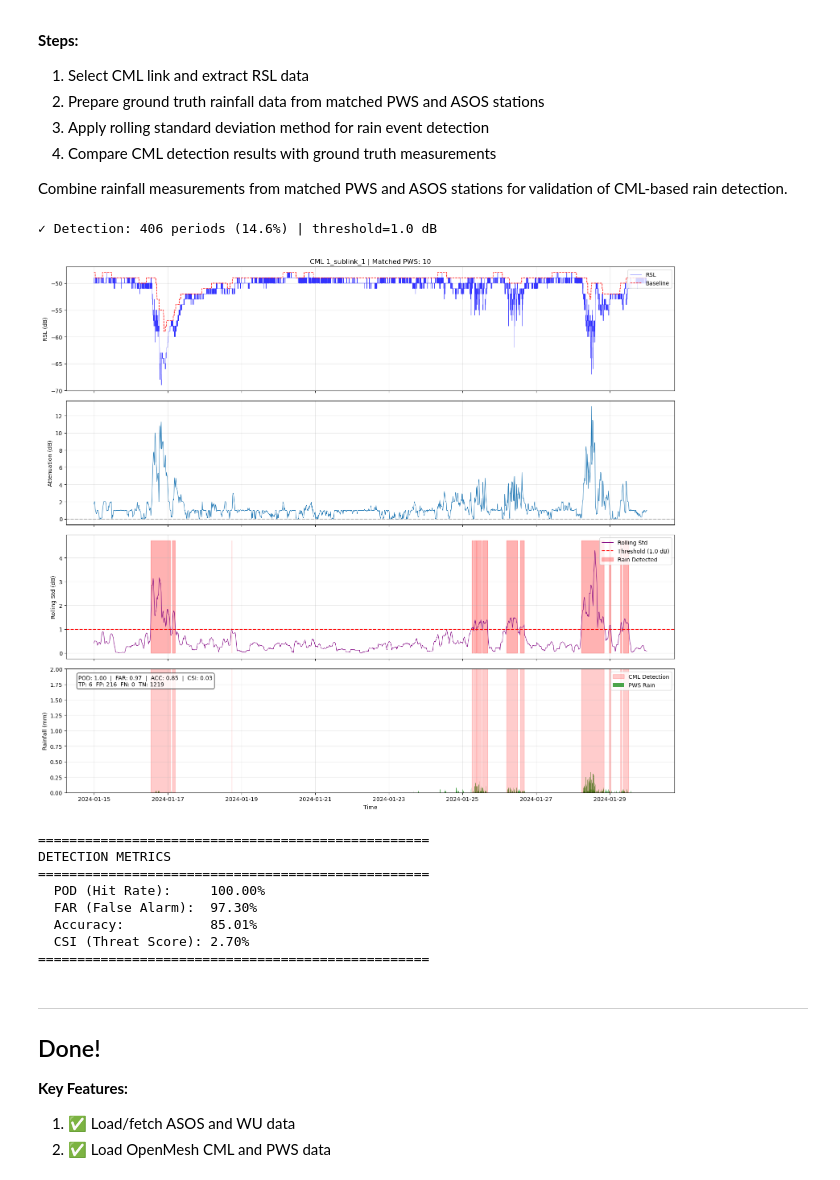
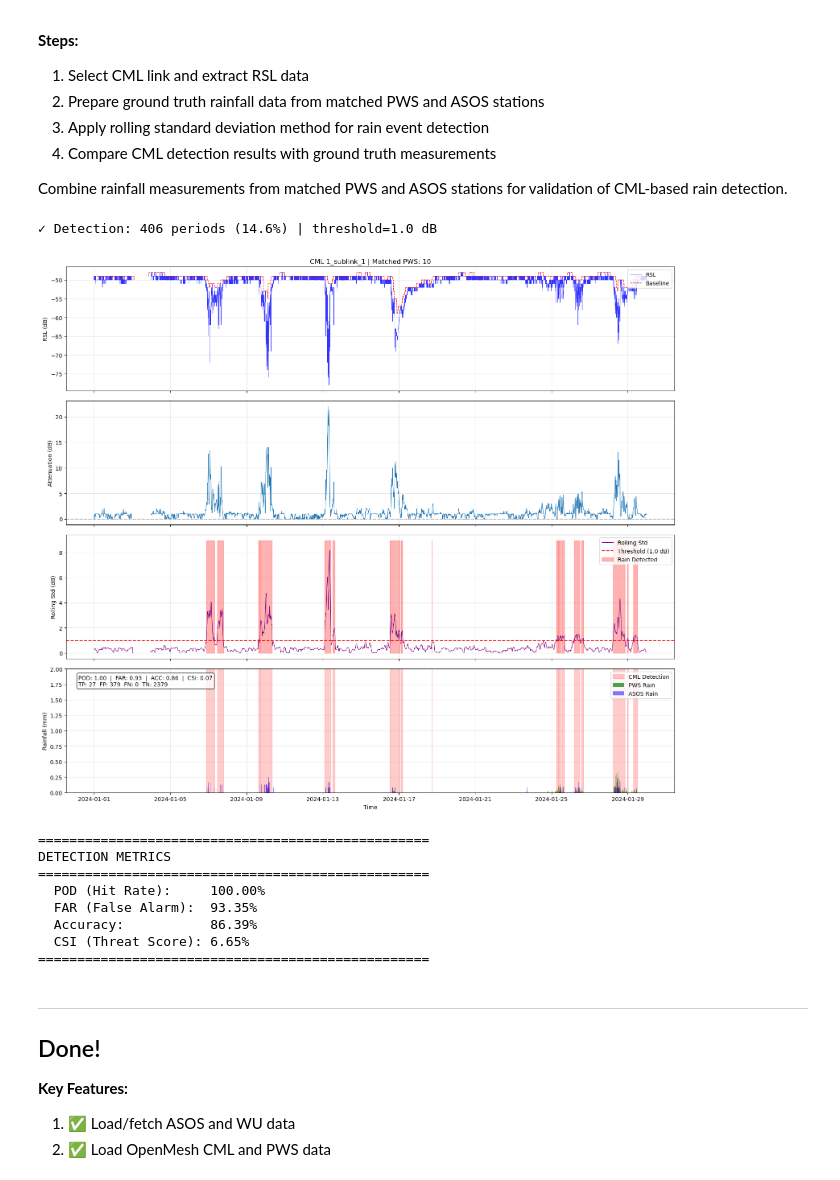
Before and after one commit to drorjac/OpenMesh, a Jupyter notebook: src/analysis/analysis_complete.ipynb, the cells around one changed output. Cells and saved outputs as stored; diff of their text form; code cells hidden in the pictures.

```diff
--- a/src/analysis/analysis_complete.ipynb
+++ b/src/analysis/analysis_complete.ipynb
@@ -495,7 +497,8 @@ Combine rainfall measurements from matched PWS and ASOS stations for validation
 # ============================================================================
 # RAIN DETECTION (Rolling Std Method)
 # ============================================================================
-
+START_DATE = datetime(2024, 1, 1)
+END_DATE   = datetime(2024, 1, 30)
 # --- PARAMETERS ---
 CML_ID = '1'
 SUBLINK_ID = 'sublink_1'
@@ -504,41 +507,41 @@ BASELINE_WINDOW = '6h'
 BASELINE_METHOD = 'max'
 
 DETECTION_WINDOW = '3h'
 THRESHOLD = 1.0
 RESAMPLE = '15min'
 
 RAIN_Y_MAX = 2.0     # Max y-axis for rainfall (None for auto).
 SHOW_METRICS = True  # Show metrics on plot (True/False).
 
 # --- RUN ---
 df_cml, df_pws_rain, df_asos_rain, matched_pws = prepare_detection_data(
     analysis_data, CML_ID, SUBLINK_ID, cml_to_pws,
     baseline_window=BASELINE_WINDOW,
     baseline_method=BASELINE_METHOD
 )
 
 df_detection = run_rolling_std_detection(
     df_cml, window=DETECTION_WINDOW, threshold=THRESHOLD, resample=RESAMPLE
 )
 
 plot_detection_results(
     df_cml, df_detection, df_pws_rain, df_asos_rain,
     title=f'CML {CML_ID}_{SUBLINK_ID} | Matched PWS: {len(matched_pws)}',
     start_date=START_DATE,
     end_date=END_DATE,
     rain_y_max=RAIN_Y_MAX,
     show_metrics=SHOW_METRICS
 )
 # %% [output]
 ✓ Detection: 406 periods (14.6%) | threshold=1.0 dB
-[figure, old version]
+[figure, new version]
 ==================================================
 DETECTION METRICS
 ==================================================
   POD (Hit Rate):     100.00%
-  FAR (False Alarm):  97.30%
-  Accuracy:           85.01%
-  CSI (Threat Score): 2.70%
+  FAR (False Alarm):  93.35%
+  Accuracy:           86.39%
+  CSI (Threat Score): 6.65%
 ==================================================
 # %% [markdown]
 ---
```
Also changed, not shown: parts of 8 cells of this notebook, 12 other files.
